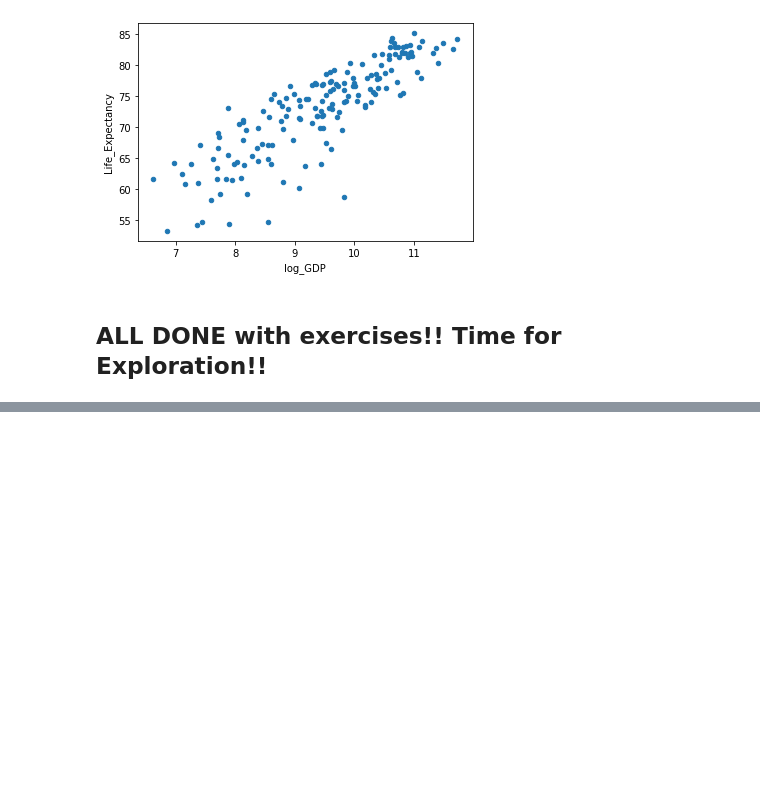
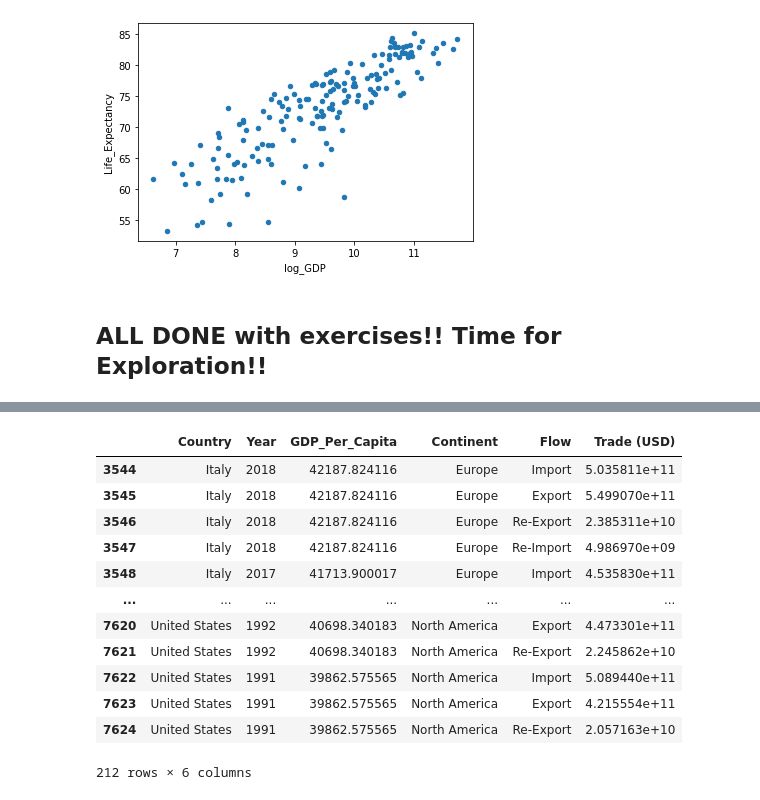
Before and after one commit to tomoumer/un_data_question-tomoumer, a Jupyter notebook: notebooks/UN_Data_Exploration.ipynb, the cells around one changed output, grey strips where cells are left out. Drawn from its saved outputs; the diff is of its cells as text; code cells hidden in the pictures; blank space fills up the shorter version.

```diff
--- a/notebooks/UN_Data_Exploration.ipynb
+++ b/notebooks/UN_Data_Exploration.ipynb
@@ -402,0 +438,16 @@ gdp_le_2019.plot(kind='scatter', x='log_GDP', y='Life_Expectancy')
+# %%
+gdp_trade.loc[gdp_trade['Country'].isin(['Slovenia', 'Italy', 'United States'])]
+# %% [output]
+|  | Country | Year | GDP_Per_Capita | Continent | Flow | Trade (USD) |
+| 3544 | Italy | 2018 | 42187.824116 | Europe | Import | 5.035811e+11 |
+| 3545 | Italy | 2018 | 42187.824116 | Europe | Export | 5.499070e+11 |
+| 3546 | Italy | 2018 | 42187.824116 | Europe | Re-Export | 2.385311e+10 |
+| 3547 | Italy | 2018 | 42187.824116 | Europe | Re-Import | 4.986970e+09 |
+| 3548 | Italy | 2017 | 41713.900017 | Europe | Import | 4.535830e+11 |
+| ... | ... | ... | ... | ... | ... | ... |
+| 7620 | United States | 1992 | 40698.340183 | North America | Export | 4.473301e+11 |
+| 7621 | United States | 1992 | 40698.340183 | North America | Re-Export | 2.245862e+10 |
+| 7622 | United States | 1991 | 39862.575565 | North America | Import | 5.089440e+11 |
+| 7623 | United States | 1991 | 39862.575565 | North America | Export | 4.215554e+11 |
+| 7624 | United States | 1991 | 39862.575565 | North America | Re-Export | 2.057163e+10 |
+212 rows × 6 columns
```
Also changed, not shown: parts of 8 cells of this notebook.
